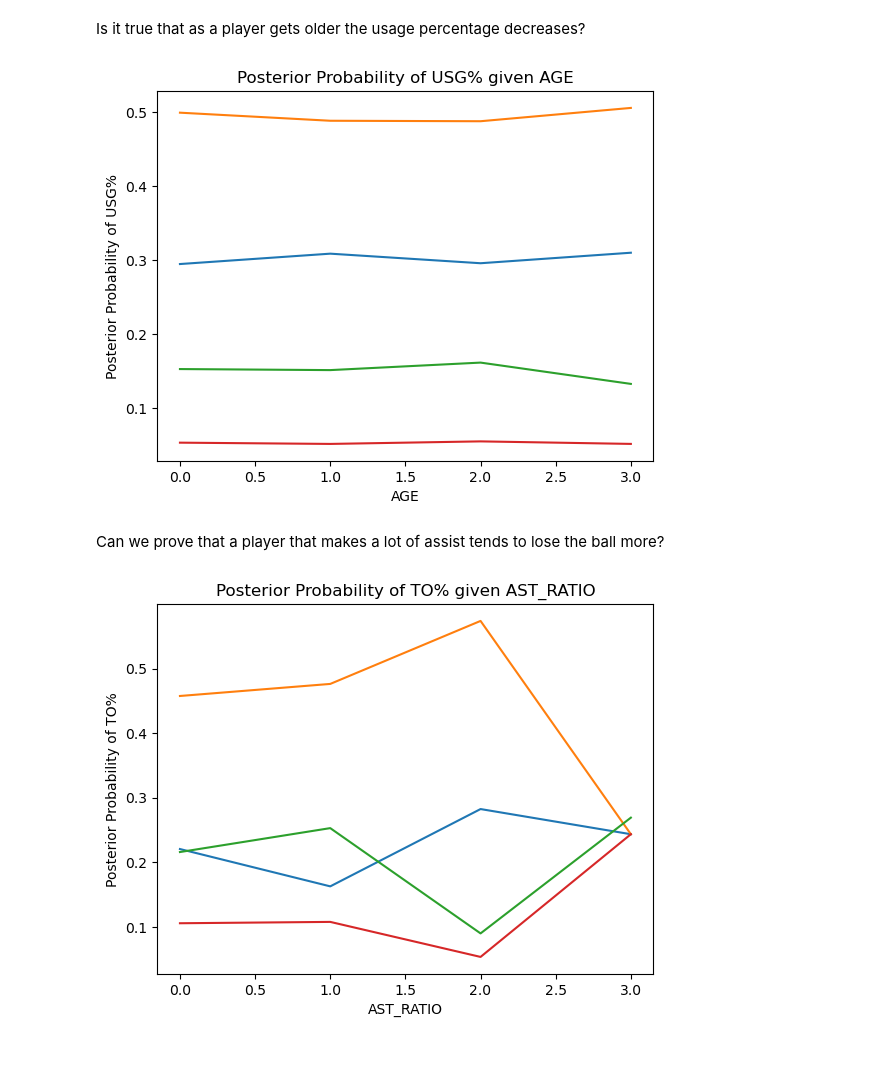
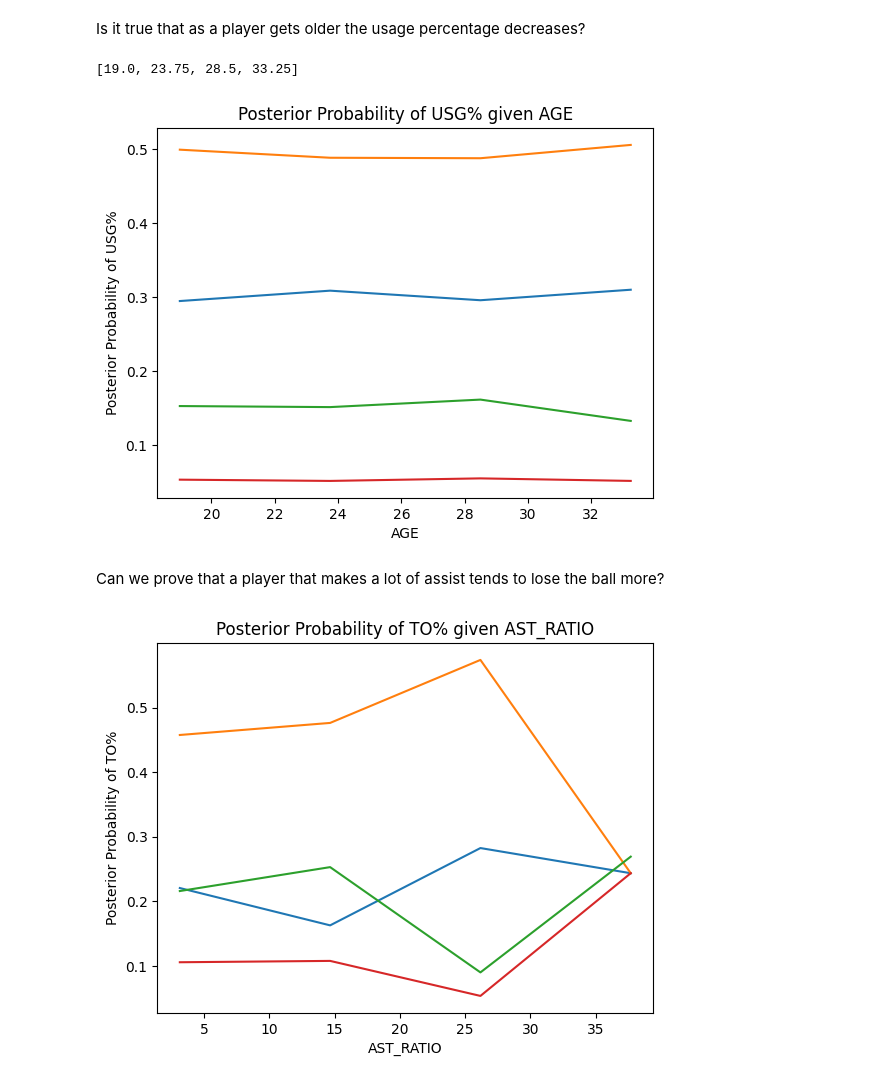
Before and after one commit to CacioCavalloIsNotReal/FAIKR_project_NBA, a Jupyter notebook: project.ipynb, the cells around one changed output. Drawn from its saved outputs; the diff is of its cells as text; code cells hidden in the pictures; blank space fills up the shorter version.

```diff
--- a/project.ipynb
+++ b/project.ipynb
@@ -84,6 +84,14 @@ def df_finalizer(dataset):
     dataset = dataset[useful_vars]
     dataset.reset_index(inplace=True, drop=True)
     return dataset
+
+def age_retrival(discretized_age, df, n_bins = bins):
+    step = (max(df['AGE']) - min(df['AGE']))/n_bins
+    return min(df['AGE']) + step*discretized_age
+
+def assist_retrival(discretized_assist, df, n_bins = bins):
+    step = (max(df['AST_RATIO']) - min(df['AST_RATIO']))/n_bins
+    return min(df['AST_RATIO']) + step*discretized_assist
 # %% [markdown]
 ## Prepare the first dataset
 There were some problems in this dataset given to the fact that some players changed teams during the season and there were multiple rows of statistics for each team the player played instead of grouping them in just one row. After solving the problem we just selected the statistics that we needed.
@@ -665,11 +670,7 @@ plt.show()
 # %%
-from pgmpy.inference import VariableElimination
-
-infer = VariableElimination(custom_model)
 # posterior_p = infer.query(['DRtg'], evidence={'AGE': 3})
 # print(posterior_p)
 
-import matplotlib.pyplot as plt
 
 age_range = range(0, bins)
 posterior_probabilities = []
@@ -678,7 +679,9 @@ for age in age_range:
     posterior_p = infer.query(['DRtg'], evidence={'AGE': age})
     posterior_probabilities.append(posterior_p.values)
 
-plt.plot(age_range, posterior_probabilities)
+real_range = [ age_retrival(i, df = df_final) for i in age_range ]
+
+plt.plot(real_range, posterior_probabilities)
 plt.xlabel('AGE')
 plt.ylabel('Posterior Probability of DRtg')
 plt.title('Posterior Probability of DRtg given AGE')
@@ -735,30 +728,29 @@ for i in range(0, bins):
 # %% [markdown]
 Is it true that as a player gets older the usage percentage decreases?
 # %%
-from pgmpy.inference import VariableElimination
-
-infer = VariableElimination(custom_model)
 # posterior_p = infer.query(['USG%'], evidence={'AGE': 0})
 # print(posterior_p)
 
 age_range = range(0, bins)
 posterior_probabilities = []
 
 for age in age_range:
     posterior_p = infer.query(['USG%'], evidence={'AGE': age})
     posterior_probabilities.append(posterior_p.values)
 
-plt.plot(age_range, posterior_probabilities)
+real_range = [ age_retrival(i, df = df_final) for i in age_range ]
+print(real_range)
+plt.plot(real_range, posterior_probabilities)
 plt.xlabel('AGE')
 plt.ylabel('Posterior Probability of USG%')
 plt.title('Posterior Probability of USG% given AGE')
 plt.show()
 # %% [output]
+[19.0, 23.75, 28.5, 33.25]
-[figure, old version]
+[figure, new version]
 # %% [markdown]
 Can we prove that a player that makes a lot of assist tends to lose the ball more?
 # %%
-infer = VariableElimination(custom_model)
 # posterior_p = infer.query(['TO%'], evidence={'AST_RATIO': 3})
 # print(posterior_p)
 
@@ -769,10 +761,12 @@ for ast_ratio in ast_ratio_range:
     posterior_p = infer.query(['TO%'], evidence={'AST_RATIO': ast_ratio})
     posterior_probabilities.append(posterior_p.values)
 
-plt.plot(age_range, posterior_probabilities)
+real_range = [ assist_retrival(i, df = df_final) for i in ast_ratio_range ]
+
+plt.plot(real_range, posterior_probabilities)
 plt.xlabel('AST_RATIO')
 plt.ylabel('Posterior Probability of TO%')
 plt.title('Posterior Probability of TO% given AST_RATIO')
 plt.show()
 # %% [output]
-[figure, old version]
+[figure, new version]
```
Also changed, not shown: parts of 9 cells of this notebook.
